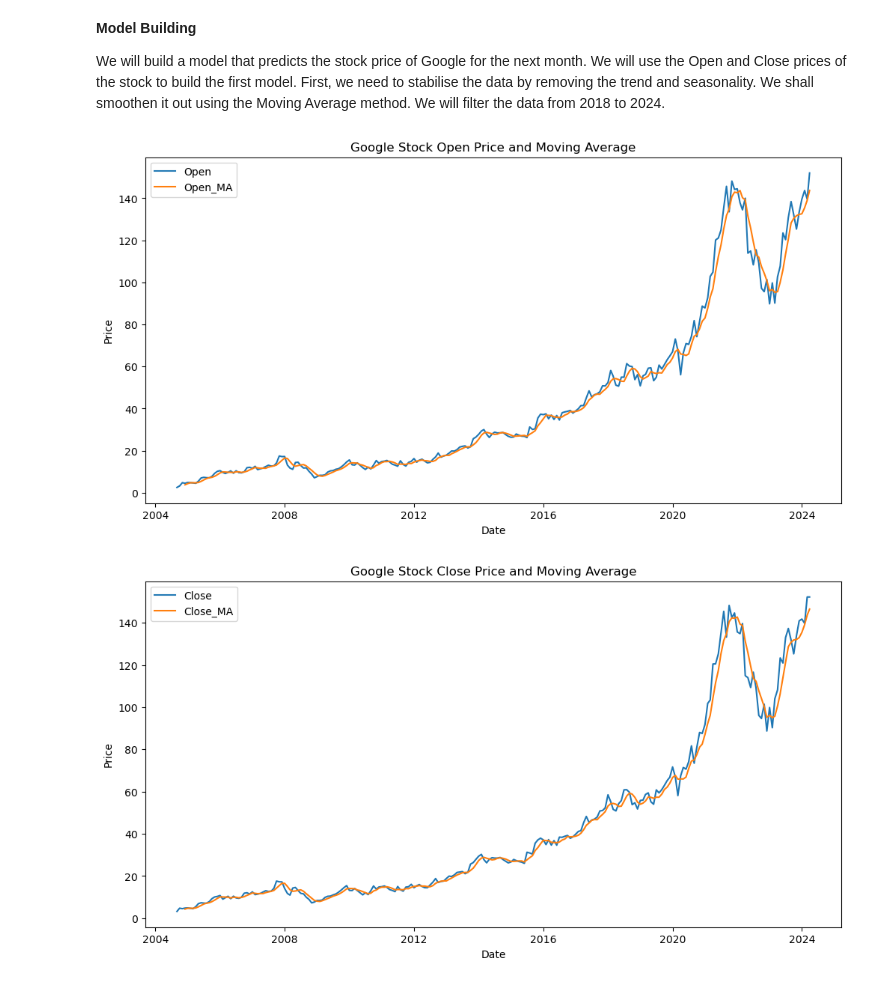
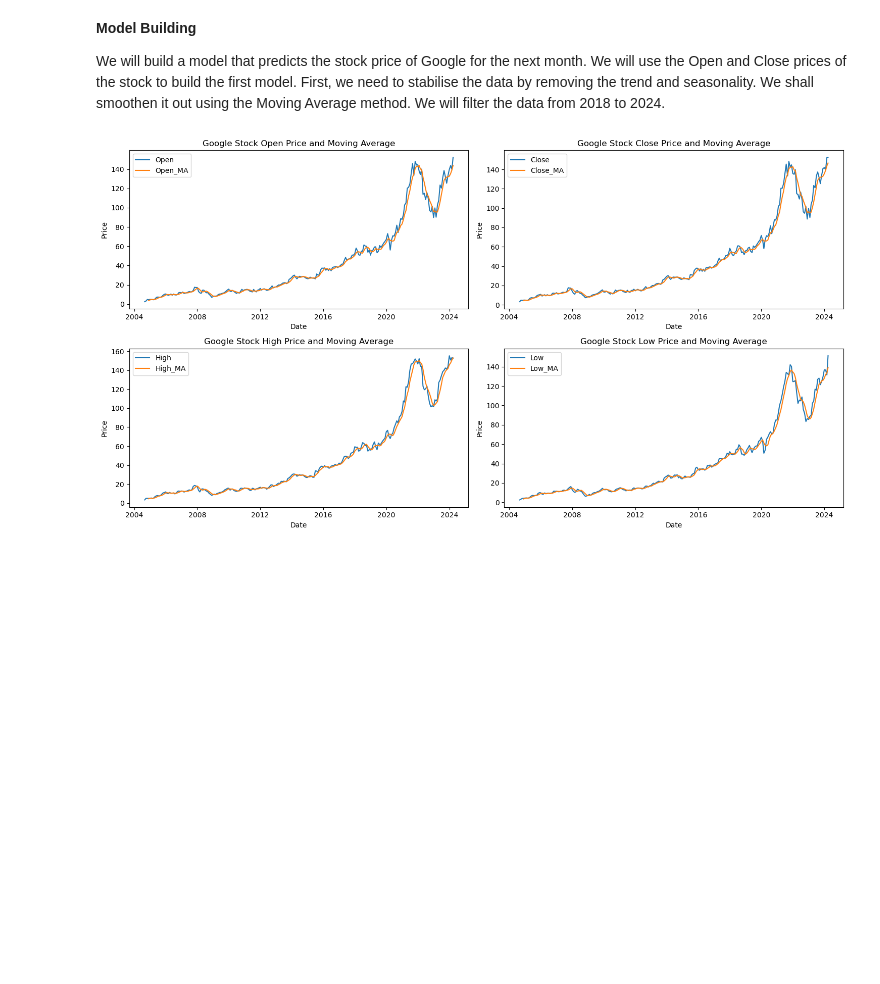
Before and after one commit to Billy272/Mastering-Data, a Jupyter notebook: Google/Google_Monthly_Stock.ipynb, the cells around one changed output. Cells and saved outputs as stored; diff of their text form; code cells hidden in the pictures; blank space fills up the shorter version.

```diff
--- a/Google/Google_Monthly_Stock.ipynb
+++ b/Google/Google_Monthly_Stock.ipynb
@@ -100,25 +100,45 @@ seasonality. We shall smoothen it out using the Moving Average method. We will f
 # %%
 window_size = 4
 data['Open_MA'] = data['Open'].rolling(window=window_size).mean()
 data['Close_MA'] = data['Close'].rolling(window=window_size).mean()
+data['High_MA'] = data['High'].rolling(window=window_size).mean()
+data['Low_MA'] = data['Low'].rolling(window=window_size).mean()
 
-plt.figure(figsize=(12, 6))
-sns.lineplot(data,x='Date', y='Open', label='Open')
-sns.lineplot(data,x='Date', y='Open_MA', label='Open_MA')
+plt.figure(figsize=(15, 8))
+
+plt.subplot(2, 2, 1)
+sns.lineplot(data=data, x='Date', y='Open', label='Open')
+sns.lineplot(data=data, x='Date', y='Open_MA', label='Open_MA')
 plt.title('Google Stock Open Price and Moving Average')
 plt.xlabel('Date')
 plt.ylabel('Price')
 plt.legend()
-plt.show()
 
-plt.figure(figsize=(12, 6))
-sns.lineplot(data,x='Date', y='Close', label='Close')
-sns.lineplot(data,x='Date', y='Close_MA', label='Close_MA')
+plt.subplot(2, 2, 2)
+sns.lineplot(data=data, x='Date', y='Close', label='Close')
+sns.lineplot(data=data, x='Date', y='Close_MA', label='Close_MA')
 plt.title('Google Stock Close Price and Moving Average')
 plt.xlabel('Date')
 plt.ylabel('Price')
 plt.legend()
+
+plt.subplot(2, 2, 3)
+sns.lineplot(data=data, x='Date', y='High', label='High')
+sns.lineplot(data=data, x='Date', y='High_MA', label='High_MA')
+plt.title('Google Stock High Price and Moving Average')
+plt.xlabel('Date')
+plt.ylabel('Price')
+plt.legend()
+
+plt.subplot(2, 2, 4)
+sns.lineplot(data=data, x='Date', y='Low', label='Low')
+sns.lineplot(data=data, x='Date', y='Low_MA', label='Low_MA')
+plt.title('Google Stock Low Price and Moving Average')
+plt.xlabel('Date')
+plt.ylabel('Price')
+plt.legend()
+
+plt.tight_layout()
 plt.show()
 # %% [output]
-[figure, old version]
+[figure, new version]
-[figure, removed]
```
